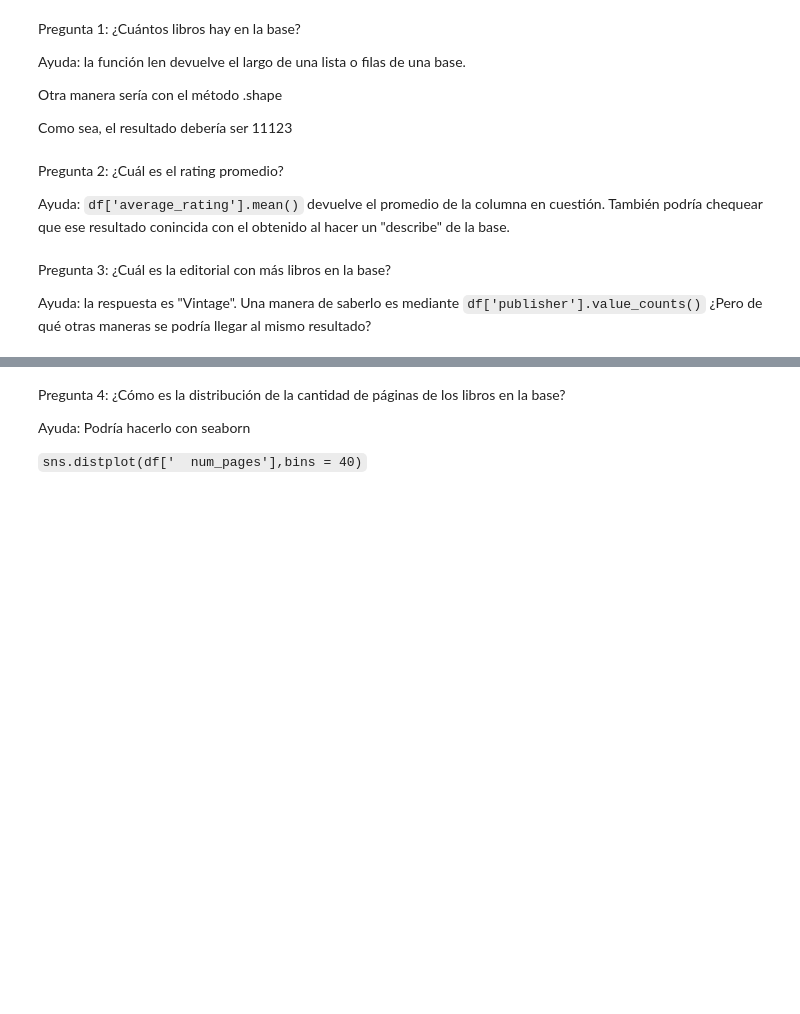
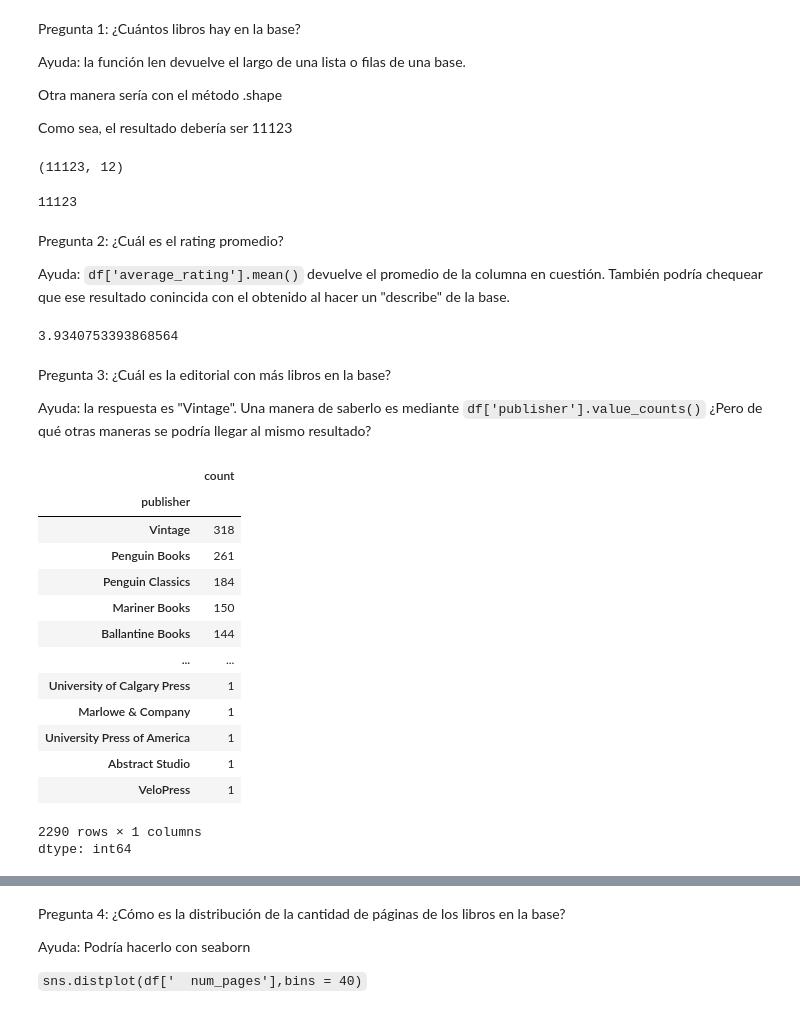
Before and after one commit to FerBarrey/An-lisis-cuantitativo-avanzados, a Jupyter notebook: Ejercicio_2.ipynb, the cells around one changed output, grey strips where cells are left out. Saved outputs shown, nothing was run; the diff lists cells and outputs as text; code cells hidden in the pictures; blank space fills up the shorter version.

```diff
--- a/Ejercicio_2.ipynb
+++ b/Ejercicio_2.ipynb
@@ -60,11 +72,41 @@ Ayuda: la función len devuelve el largo de una lista o filas de una base.
 Otra manera sería con el método .shape
 
 Como sea, el resultado debería ser 11123
+# %%
+df.shape
+# %% [output]
+(11123, 12)
+# %%
+len(df)
+# %% [output]
+11123
 # %% [markdown]
 Pregunta 2: ¿Cuál es el rating promedio?
 
 Ayuda: `df['average_rating'].mean()` devuelve el promedio de la columna en cuestión. También podría chequear que ese resultado conincida con el obtenido al hacer un "describe" de la base.
+# %%
+df['average_rating'].mean()
+# %% [output]
+3.9340753393868564
 # %% [markdown]
 Pregunta 3: ¿Cuál es la editorial con más libros en la base?
 
 Ayuda: la respuesta es "Vintage". Una manera de saberlo es mediante `df['publisher'].value_counts()` ¿Pero de qué otras maneras se podría llegar al mismo resultado?
+# %%
+df['publisher'].value_counts()
+# %% [output]
+|  | count |
+| publisher |  |
+| Vintage | 318 |
+| Penguin Books | 261 |
+| Penguin Classics | 184 |
+| Mariner Books | 150 |
+| Ballantine Books | 144 |
+| ... | ... |
+| University of Calgary Press | 1 |
+| Marlowe & Company | 1 |
+| University Press of America | 1 |
+| Abstract Studio | 1 |
+| VeloPress | 1 |
+2290 rows × 1 columns
+dtype: int64
```
Also changed, not shown: parts of 6 cells of this notebook.
